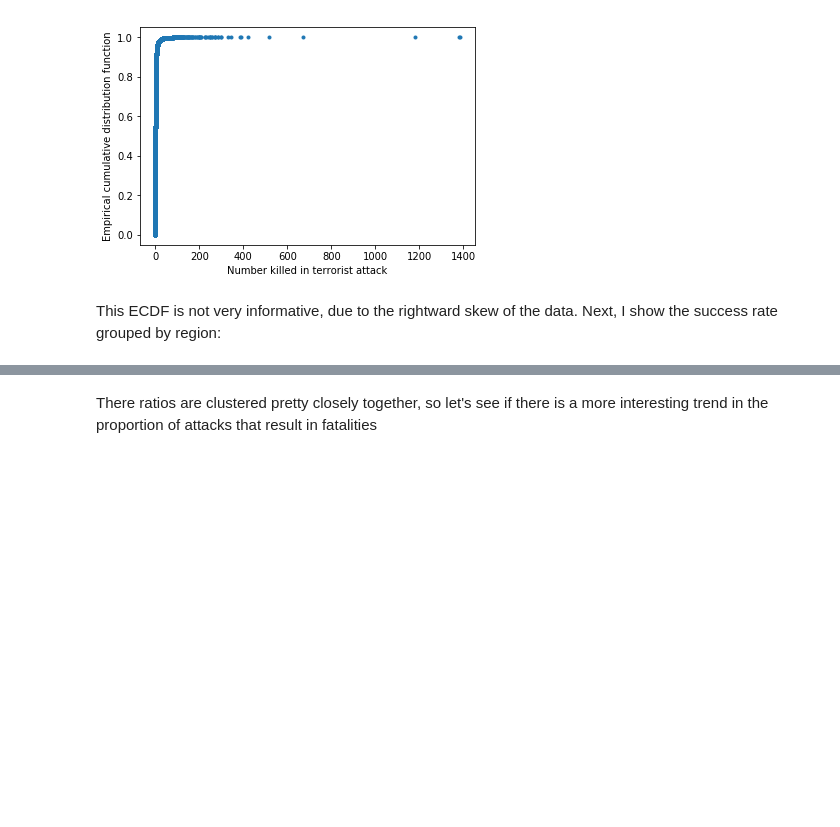
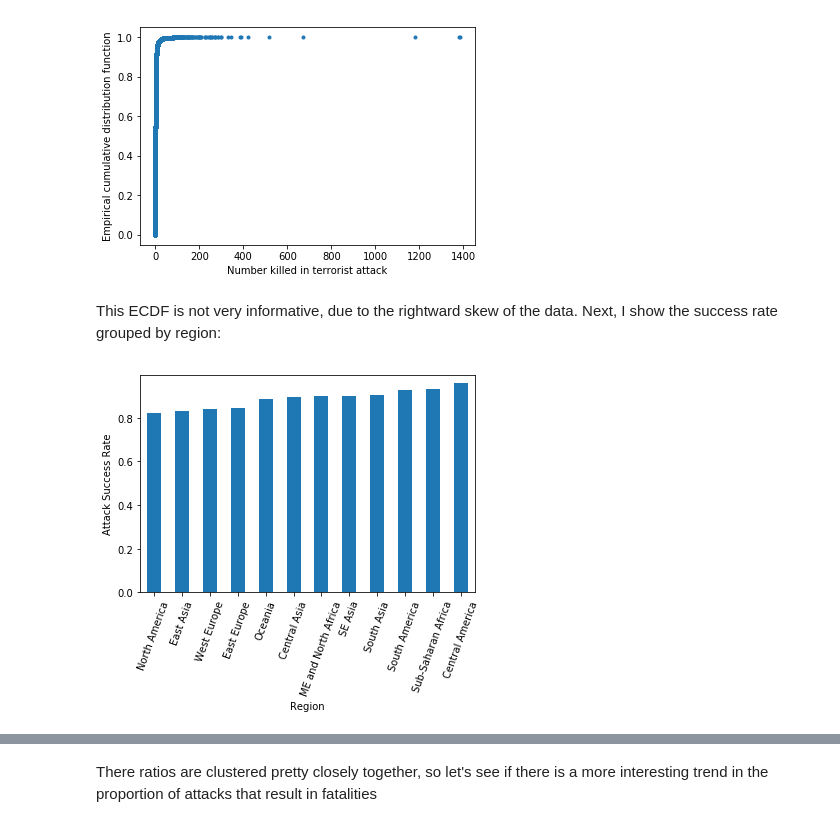
Before and after one commit to joshyou/springboard, a Jupyter notebook: Capstone_Data_Storytelling.ipynb, the cells around one changed output, grey strips where cells are left out. Saved outputs shown, nothing was run; the diff lists cells and outputs as text; code cells hidden in the pictures; blank space fills up the shorter version.

```diff
--- a/Capstone_Data_Storytelling.ipynb
+++ b/Capstone_Data_Storytelling.ipynb
@@ -34,6 +34,20 @@ This ECDF is not very informative, due to the rightward skew of the data. Next,
 # %%
 region_dict = {1: 'North America', 2: 'Central America', 3: 'South America', 4: 'East Asia', 5: 'SE Asia', 6: 'South Asia',
 7: 'Central Asia', 8: 'West Europe',9: 'East Europe',10: 'ME and North Africa',
 11: 'Sub-Saharan Africa', 12: 'Oceania'}
 
 df['region_name'] = df['region'].replace(region_dict)
+
+region_success_counts = df.groupby(['region_name'])['success'].sum()
+
+region_counts = df.groupby(['region_name'])['success'].count()
+region_success_ratio = region_success_counts.divide(region_counts)
+region_success_ratio = region_success_ratio.sort_values()
+
+_ = region_success_ratio.plot(kind='bar', rot = 70)
+_ = plt.xlabel('Region')
+_ = plt.ylabel('Attack Success Rate')
+plt.margins(0.04)
+plt.show()
+# %% [output]
+[figure, added]
```
Also changed, not shown: parts of 12 cells of this notebook, 1 other file.
